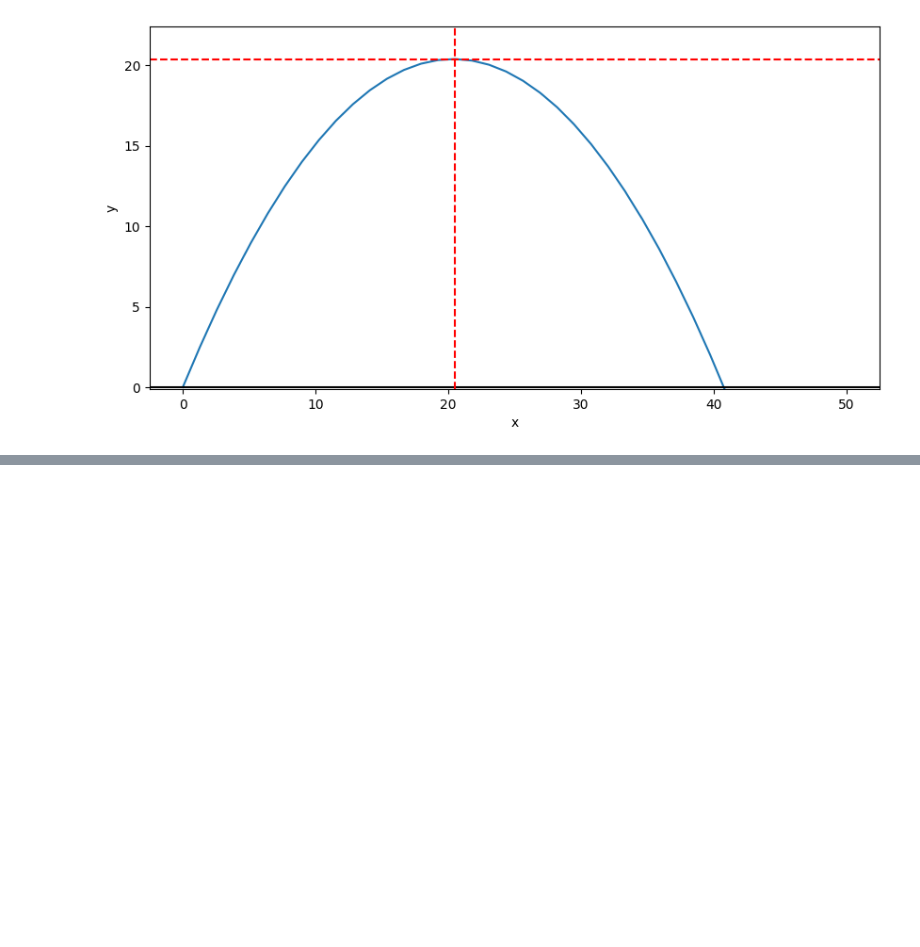
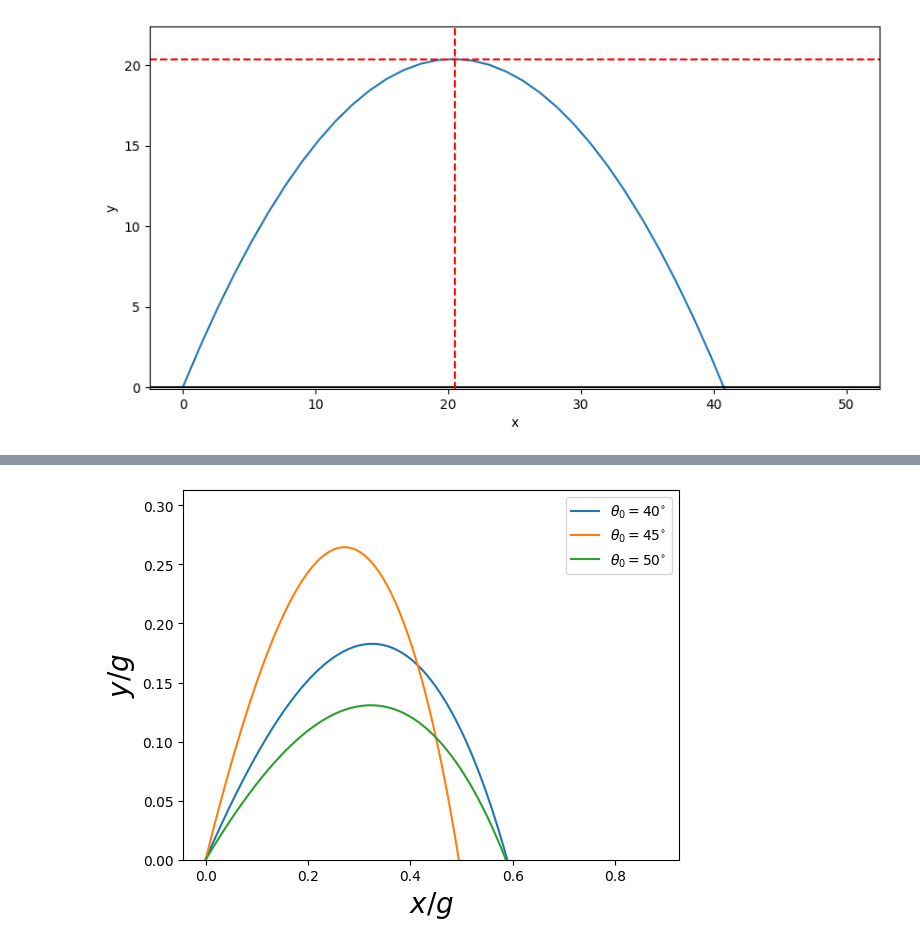
Before and after one commit to MrIsCM/Physics_Simulations, a Jupyter notebook: Projectile/projectile.ipynb, the cells around one changed output, grey strips where cells are left out. Saved outputs shown, nothing was run; the diff lists cells and outputs as text; code cells hidden in the pictures; blank space fills up the shorter version.

```diff
--- a/Projectile/projectile.ipynb
+++ b/Projectile/projectile.ipynb
@@ -46,0 +91,31 @@ plt.show()
+# %%
+# Initial conditions
+r0 = (0, 0)
+v = 1
+theta1 = np.pi/4
+theta2 = np.pi/3
+theta3 = np.pi/5
+B = 1 	# beta * g / m
+# %%
+def dSdt (t, S, B):
+    x, vx, y, vy = S
+    v = np.sqrt(vx**2 + vy**2)
+    return [vx,
+            -B*v*vx,
+            vy,
+            -1 -B*v*vy]
+# %%
+sol1 = solve_ivp(dSdt, [0, 2], [0, v*np.cos(theta1), 0, v*np.sin(theta1)], t_eval=np.linspace(0, 2, 1_000) , args=(B,), dense_output=True)
+sol2 = solve_ivp(dSdt, [0, 2], [0, v*np.cos(theta2), 0, v*np.sin(theta2)], t_eval=np.linspace(0, 2, 1_000) , args=(B,), dense_output=True)
+sol3 = solve_ivp(dSdt, [0, 2], [0, v*np.cos(theta3), 0, v*np.sin(theta3)], t_eval=np.linspace(0, 2, 1_000) , args=(B,), dense_output=True)
+# %%
+plt.plot(sol1.y[0],sol1.y[2], label=r'$\theta_0=40^{\circ}$')
+plt.plot(sol2.y[0],sol2.y[2], label=r'$\theta_0=45^{\circ}$')
+plt.plot(sol3.y[0],sol3.y[2], label=r'$\theta_0=50^{\circ}$')
+plt.ylim(bottom=0)
+plt.legend()
+plt.xlabel('$x/g$', fontsize=20)
+plt.ylabel('$y/g$', fontsize=20)
+plt.show()
+# %% [output]
+[figure, added]
```
Also changed, not shown: parts of 4 cells of this notebook.
